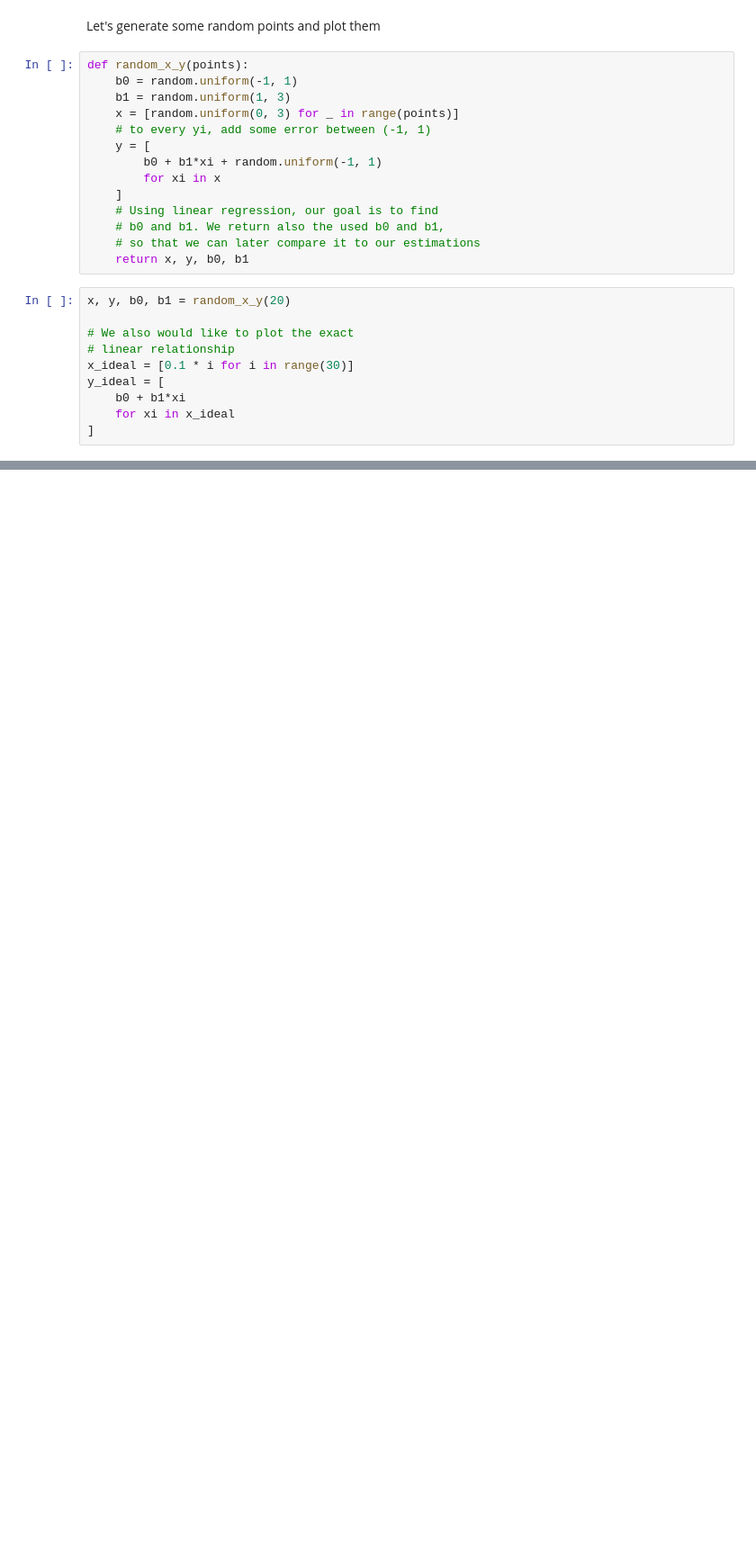
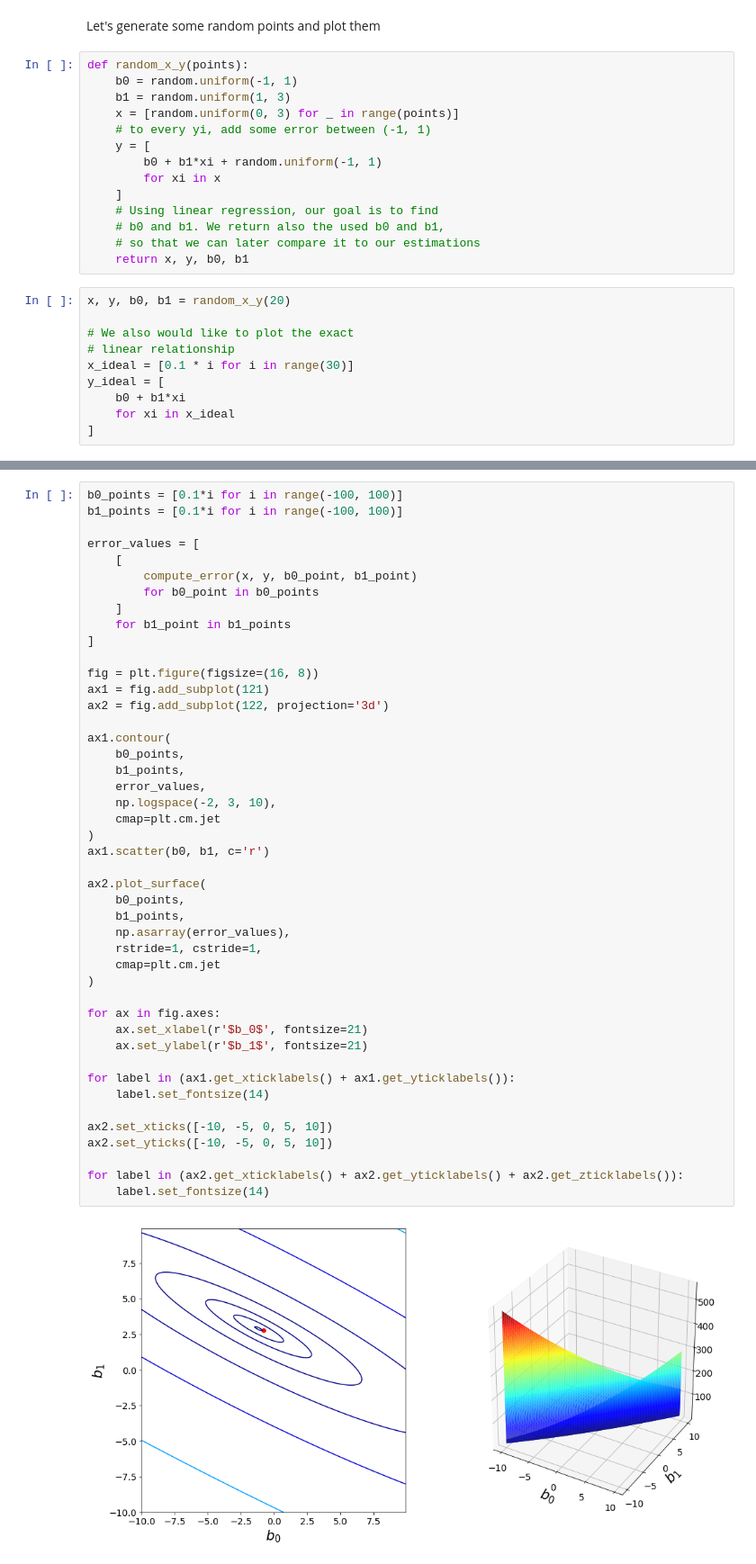
Before and after one commit to mbajer42/intro-python-ml, a Jupyter notebook: linear-regression.ipynb, the cells around one changed output, grey strips where cells are left out. Shown at 90% size. Saved outputs shown, nothing was run; the diff lists cells and outputs as text; blank space fills up the shorter version.

```diff
--- a/linear-regression.ipynb
+++ b/linear-regression.ipynb
@@ -123,0 +146,47 @@ def compute_error(x, y, b0, b1):
+# %%
+b0_points = [0.1*i for i in range(-100, 100)]
+b1_points = [0.1*i for i in range(-100, 100)]
+
+error_values = [
+    [
+        compute_error(x, y, b0_point, b1_point)
+        for b0_point in b0_points
+    ]
+    for b1_point in b1_points
+]
+
+fig = plt.figure(figsize=(16, 8))
+ax1 = fig.add_subplot(121)
+ax2 = fig.add_subplot(122, projection='3d')
+
+ax1.contour(
+    b0_points,
+    b1_points,
+    error_values,
+    np.logspace(-2, 3, 10),
+    cmap=plt.cm.jet
+)
+ax1.scatter(b0, b1, c='r')
+
+ax2.plot_surface(
+    b0_points,
+    b1_points,
+    np.asarray(error_values),
+    rstride=1, cstride=1,
+    cmap=plt.cm.jet
+)
+
+for ax in fig.axes:
+    ax.set_xlabel(r'$b_0$', fontsize=21)
+    ax.set_ylabel(r'$b_1$', fontsize=21)
+
+for label in (ax1.get_xticklabels() + ax1.get_yticklabels()):
+    label.set_fontsize(14)
+
+ax2.set_xticks([-10, -5, 0, 5, 10])
+ax2.set_yticks([-10, -5, 0, 5, 10])
+
+for label in (ax2.get_xticklabels() + ax2.get_yticklabels() + ax2.get_zticklabels()):
+    label.set_fontsize(14)
+# %% [output]
+[figure, added]
```
Also changed, not shown: parts of 17 cells of this notebook.
